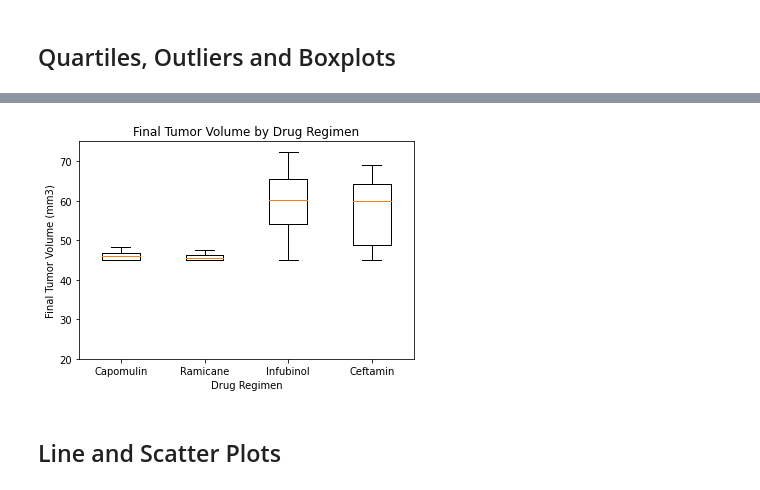
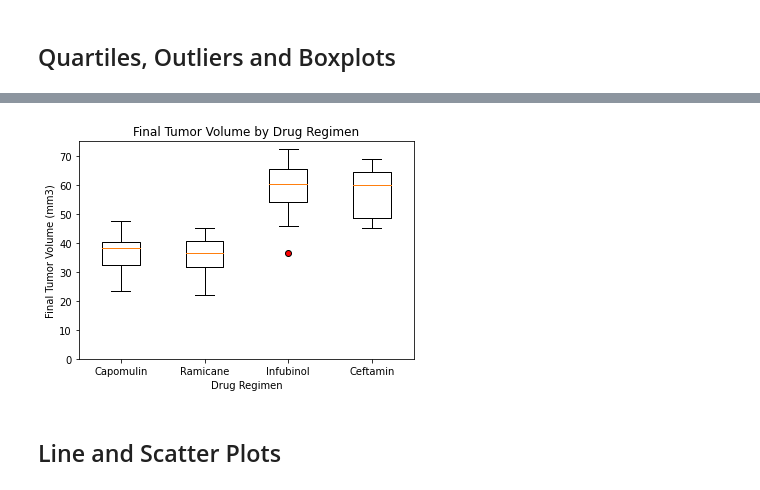
Before and after one commit to jroy22/matplotlib-challenge, a Jupyter notebook: Pymaceutical/PymaceuticalsAnalysis.ipynb, the cells around one changed output, grey strips where cells are left out. Saved outputs shown, nothing was run; the diff lists cells and outputs as text; code cells hidden in the pictures.

```diff
--- a/Pymaceutical/PymaceuticalsAnalysis.ipynb
+++ b/Pymaceutical/PymaceuticalsAnalysis.ipynb
@@ -217,8 +222,7 @@ final_tumor_volume = final_time_tumor["Tumor Volume (mm3)"]
 # %%
 # Merge this group df with the original dataframe to get the tumor volume at the last timepoint
-top_results = pd.merge(top_results,final_time_tumor,on= ["Mouse ID", "Timepoint"],how= "left")
-final_top_results = top_results.rename(columns = {"Tumor Volume (mm3)_x": "Tumor Volume (mm3)", "Tumor Volume (mm3)_y" : "Final Tumor Volume (mm3)"})
-final_top_results = final_top_results.dropna()
-final_top_results
+mouse_max_tumor = pd.merge(clean_mouse_results,final_time_volume.reset_index(),
+                             on = ["Mouse ID", "Timepoint"], how = "inner")
+mouse_max_tumor
 # %% [output]
 |  | Mouse ID | Drug Regimen | Sex | Age_months | Weight (g) | Timepoint | Tumor Volume (mm3) | ... |
@@ -301,0 +248,29 @@ cef_ub = cef_highq + (1.5 * cef_iqr)
+# %%
+# Calculate the IQR and quantitatively determine if there are any potential outliers.
+
+#For loop the get the final tumor volumes of the Top Regimens
+
+for drug in top_regimens:
+    drug_results = mouse_max_tumor.loc[mouse_max_tumor["Drug Regimen"] == drug]
+
+    # Locate the rows which contain mice on each drug and get the tumor volumes
+
+    final_tumor_volume = drug_results["Tumor Volume (mm3)"]
+
+    # Add subset
+
+    tumor_volume.append(final_tumor_volume)
+
+    # Determine outliers using upper and lower bounds using quartiles
+
+    quartiles = final_tumor_volume.quantile([.25, .5, .75])
+    lowerq = quartiles[0.25]
+    upperq = quartiles[0.75]
+    iqr = upperq - lowerq
+
+    lower_bound = lowerq - (1.5 * iqr)
+    upper_bound = upperq + (1.5 * iqr)
+
+    print(f"The interquartile range of Tumor Volume for {drug} is: {round(iqr,2)}")
+    print(f"The values below {round(lower_bound,2)} could be outlier for {drug}")
+    print(f"The values above {round(upper_bound,2)} could be outlier for {drug}\n")
@@ -302,14 +313,15 @@ cef_ub = cef_highq + (1.5 * cef_iqr)
 # %%
 # Generate a box plot of the final tumor volume of each mouse across four regimens of interest
+outlier = dict(markerfacecolor = 'r', marker = 'o')
 fig1,ax1 = plt.subplots()
-ax1.boxplot(tumor_volume_list, labels = top_regimens, showfliers = True)
+ax1.boxplot(tumor_volume, labels = top_regimens, showfliers = True, flierprops = outlier)
 ax1.set_title("Final Tumor Volume by Drug Regimen")
-ax1.set_ylim(20,75)
+ax1.set_ylim(0,75)
 ax1.set_ylabel("Final Tumor Volume (mm3)")
 ax1.set_xlabel("Drug Regimen")
 plt.show()
 # %% [output]
-[figure, old version]
+[figure, new version]
 # %% [markdown]
 ## Line and Scatter Plots
 # %%
```
Also changed, not shown: parts of 11 cells of this notebook.
